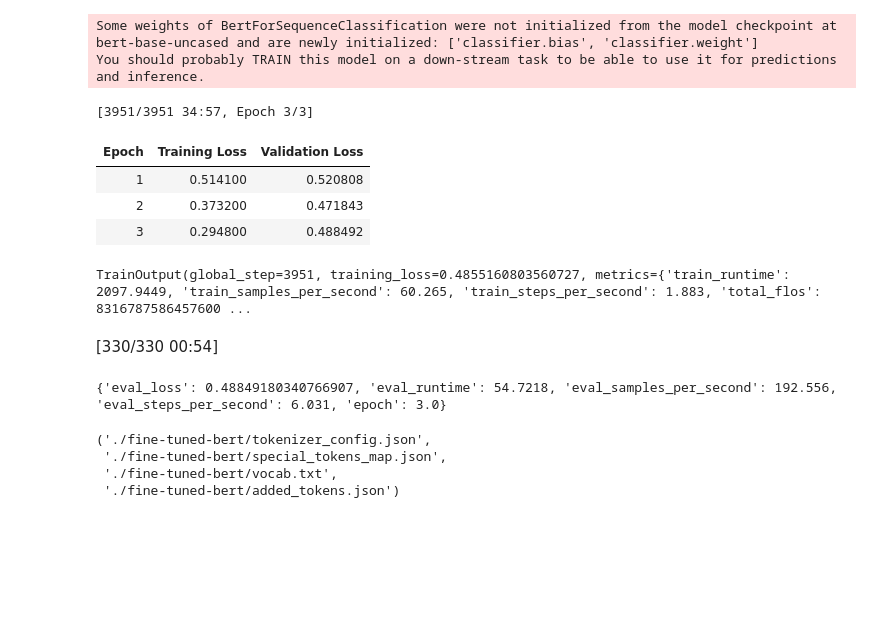
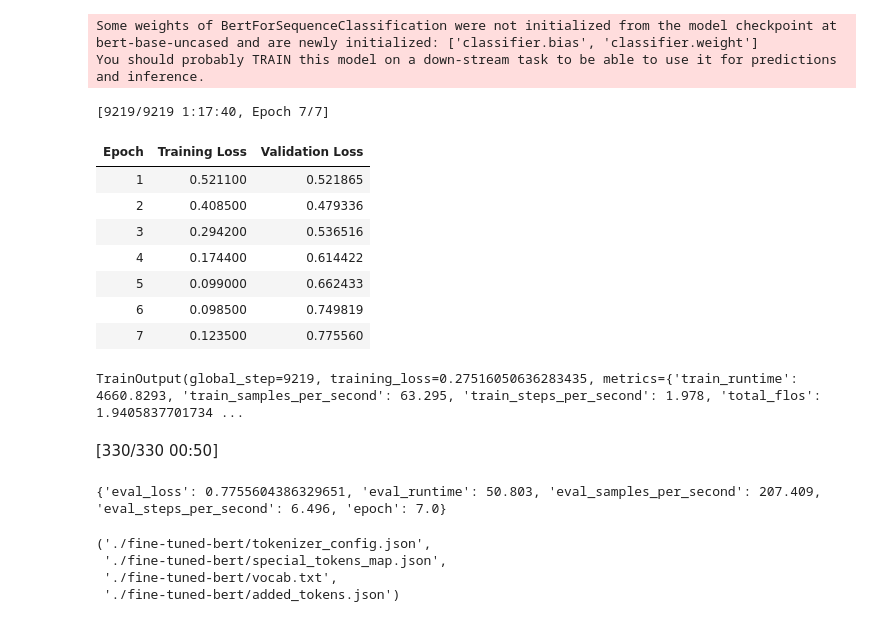
Before and after one commit to BASSAT-BASSAT/Mental_Health_SA_ARABIC, a Jupyter notebook: sentiment-analysis-mentalhealth.ipynb, the cells around one changed output. Cells and saved outputs as stored; diff of their text form; code cells hidden in the pictures; blank space fills up the shorter version.

```diff
--- a/sentiment-analysis-mentalhealth.ipynb
+++ b/sentiment-analysis-mentalhealth.ipynb
@@ -646,14 +645,14 @@ import numpy as np
 import torch
 from torch import nn
 
-# Define training arguments
+#training arguments
 training_args = TrainingArguments(
     output_dir='./results',          # Output directory
     eval_strategy="epoch",           # Evaluate every epoch
     learning_rate=2e-5,              # Learning rate
     per_device_train_batch_size=16,  # Batch size for training
     per_device_eval_batch_size=16,   # Batch size for evaluation
-    num_train_epochs=3,              # Number of epochs
+    num_train_epochs=7,              # Number of epochs
     weight_decay=0.01,               # Weight decay
     save_strategy="epoch",           # Save model every epoch
     logging_dir='./logs',            # Directory for logs
@@ -681,46 +680,49 @@ class WeightedTrainer(Trainer):
             device = model.device  # Single-GPU case
 
         # Move inputs to the correct device
         inputs = {k: v.to(device) for k, v in inputs.items()}
 
         # Move class weights to the correct device
         class_weights_device = class_weights.to(device)
 
         # Get labels and outputs
         labels = inputs.get("labels")
         outputs = model(**inputs)
         logits = outputs.get('logits')
 
         # Compute loss with class weights
         loss_fct = nn.CrossEntropyLoss(weight=class_weights_device)
         loss = loss_fct(logits.view(-1, self.model.config.num_labels), labels.view(-1))
 
         return (loss, outputs) if return_outputs else loss
 
 # Initialize the Trainer
 trainer = WeightedTrainer(
     model=model,
     args=training_args,
     train_dataset=train_dataset,
     eval_dataset=val_dataset,
 )
 
-# Train the model with tqdm progress bars
 trainer.train()
 # %% [output]
-[3951/3951 34:57, Epoch 3/3]
+[9219/9219 1:17:40, Epoch 7/7]
 | Epoch | Training Loss | Validation Loss |
-| 1 | 0.514100 | 0.520808 |
-| 2 | 0.373200 | 0.471843 |
-| 3 | 0.294800 | 0.488492 |
+| 1 | 0.521100 | 0.521865 |
+| 2 | 0.408500 | 0.479336 |
+| 3 | 0.294200 | 0.536516 |
+| 4 | 0.174400 | 0.614422 |
+| 5 | 0.099000 | 0.662433 |
+| 6 | 0.098500 | 0.749819 |
+| 7 | 0.123500 | 0.775560 |
-TrainOutput(global_step=3951, training_loss=0.4855160803560727, metrics={'train_runtime': 2097.9449, 'train_samples_per_second': 60.265, 'train_steps_per_second': 1.883, 'total_flos': 8316787586457600 ...
+TrainOutput(global_step=9219, training_loss=0.27516050636283435, metrics={'train_runtime': 4660.8293, 'train_samples_per_second': 63.295, 'train_steps_per_second': 1.978, 'total_flos': 1.9405837701734 ...
 # %%
 # Evaluate the model
 results = trainer.evaluate()
 print(results)
 # %% [output]
-[330/330 00:54]
+[330/330 00:50]
-{'eval_loss': 0.48849180340766907, 'eval_runtime': 54.7218, 'eval_samples_per_second': 192.556, 'eval_steps_per_second': 6.031, 'epoch': 3.0}
+{'eval_loss': 0.7755604386329651, 'eval_runtime': 50.803, 'eval_samples_per_second': 207.409, 'eval_steps_per_second': 6.496, 'epoch': 7.0}
 # %%
 model.save_pretrained('./fine-tuned-bert')
 tokenizer.save_pretrained('./fine-tuned-bert')
```
Also changed, not shown: parts of 11 cells of this notebook.
